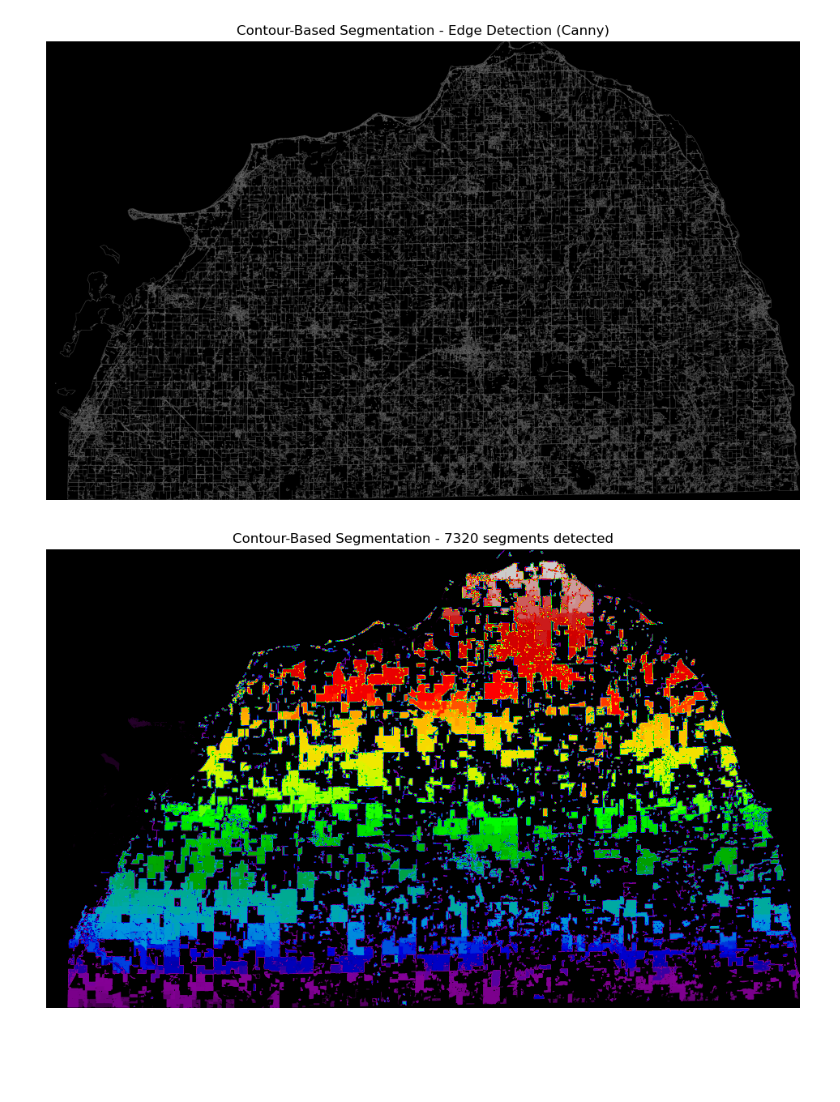
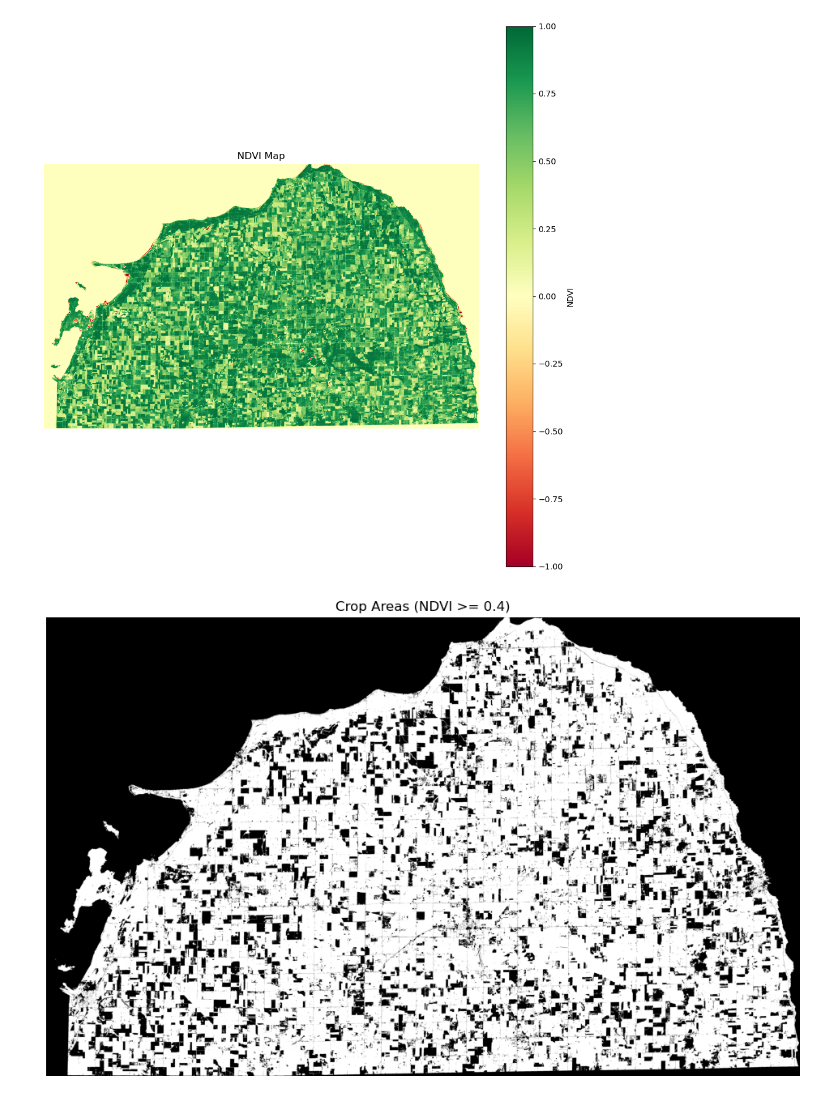
Before and after one commit to lingyundai/DAEN690-Team-Satellite-FBI, a Jupyter notebook: src/cv2-segmentation-contour.ipynb, the cells around one changed output. Drawn from its saved outputs; the diff is of its cells as text; code cells hidden in the pictures; blank space fills up the shorter version.

```diff
--- a/src/cv2-segmentation-contour.ipynb
+++ b/src/cv2-segmentation-contour.ipynb
@@ -18,0 +9,7 @@ img_8bit = cv2.normalize(img, None, 0, 255, cv2.NORM_MINMAX).astype('uint8')
+# %%
+# Define paths for the Sentinel-2 bands
+# This assumes we have access to the individual band files, not just the TCI composite
+base_path = "../src/trimmed-sentinel-2-data/"
+red_band_path = os.path.join(base_path, "trimmed_B04.tif")  # Band 4 (Red)
+nir_band_path = os.path.join(base_path, "trimmed_B08.tif")   # Band 8 (NIR)
+tci_path = os.path.join(base_path, "trimmed_S2A_17TLJ_20190714_0_L2A_TCI.tif")      # True Color Image
@@ -19 +30,13 @@ img_8bit = cv2.normalize(img, None, 0, 255, cv2.NORM_MINMAX).astype('uint8')
+# %%
+# Calculate NDVI
+# To prevent division by zero, add a small epsilon
+eps = 1e-8
+ndvi = (nir_band - red_band) / (nir_band + red_band + eps)
+
+# Create NDVI mask for crop areas (NDVI >= 0.4)
+ndvi_mask = (ndvi >= 0.4).astype(np.uint8)#
+
+# Prepare TCI image for processing
+img = np.transpose(tci_image, (1, 2, 0))
+img_8bit = cv2.normalize(img, None, 0, 255, cv2.NORM_MINMAX).astype('uint8')
 # %%
@@ -138,17 +144,0 @@ for i, idx in enumerate(valid_indices):
-# %%
-# Visualize the edge detection and segmentation results side by side
-plt.figure(figsize=(12, 12))
-plt.imshow(edges, cmap='gray')
-plt.title("Contour-Based Segmentation - Edge Detection (Canny)")
-plt.axis('off')
-plt.show()
-
-# Display segmentation map with a colormap for better distinction
-plt.figure(figsize=(12, 12))
-plt.imshow(segmentation, cmap='nipy_spectral')
-plt.title(f"Contour-Based Segmentation - {field_id-1} segments detected")
-plt.axis('off')
-plt.show()
-# %% [output]
-[figure, removed]
-[figure, removed]
@@ -188,0 +145,39 @@ plt.show()
+# %%
+# 1. NDVI map
+plt.figure(figsize=(12, 12))
+plt.imshow(ndvi, cmap='RdYlGn', vmin=-1, vmax=1)
+plt.colorbar(label='NDVI')
+plt.title("NDVI Map")
+plt.axis('off')
+plt.show()
+
+# 2. Crop mask (NDVI >= 0.4)
+plt.figure(figsize=(12, 12))
+plt.imshow(ndvi_mask, cmap='gray')
+plt.title("Crop Areas (NDVI >= 0.4)")
+plt.axis('off')
+plt.show()
+
+# 3. Edge detection
+plt.figure(figsize=(12, 12))
+plt.imshow(edges, cmap='gray')
+plt.title("Edge Detection (Canny)")
+plt.axis('off')
+plt.show()
+
+# 4. Original segmentation (before NDVI filtering)
+plt.figure(figsize=(12, 12))
+plt.imshow(segmentation, cmap='nipy_spectral')
+plt.title(f"Field Segmentation (Before NDVI Filtering) - {field_id-1} segments detected")
+plt.axis('off')
+plt.show()
+
+# 5. Final segmentation (with NDVI filtering)
+plt.figure(figsize=(12, 12))
+plt.imshow(segmentation_with_ndvi, cmap='nipy_spectral')
+plt.title(f"Final Field Segmentation (With NDVI >= 0.4) - Crop Fields Only")
+plt.axis('off')
+plt.show()
+# %% [output]
+[figure, added]
+[figure, added]
```
Also changed, not shown: parts of 11 cells of this notebook.
